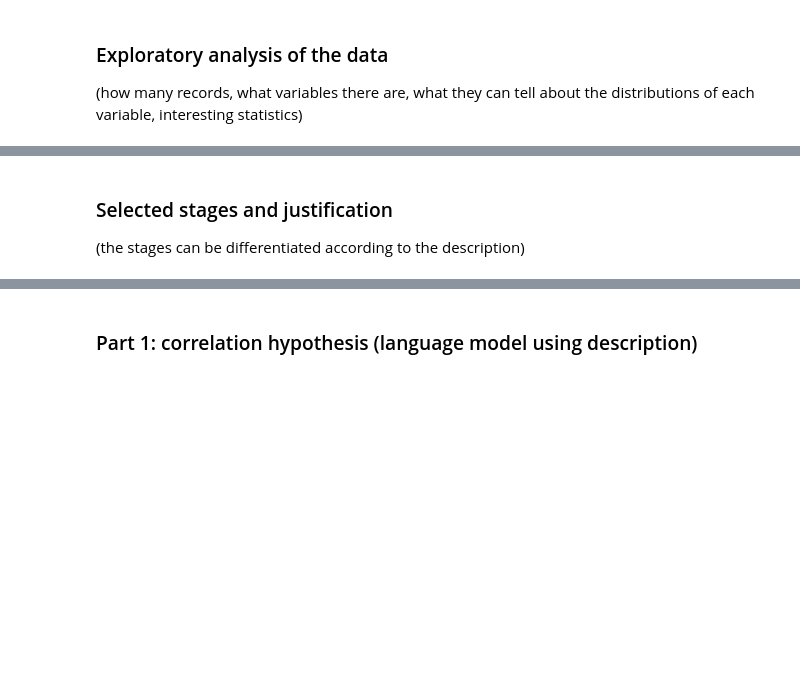
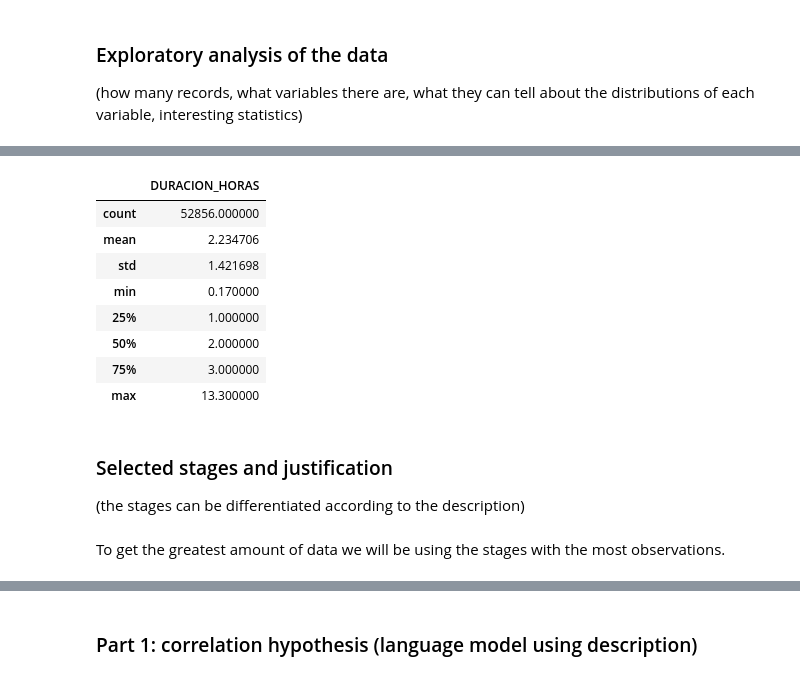
Before and after one commit to jagiraldom/ARES_project, a Jupyter notebook: ARES_project.ipynb, the cells around one changed output, grey strips where cells are left out. Cells and saved outputs as stored; diff of their text form; code cells hidden in the pictures; blank space fills up the shorter version.

```diff
--- a/ARES_project.ipynb
+++ b/ARES_project.ipynb
@@ -6,3 +48,15 @@
+# %%
+df.describe()
+# %% [output]
+|  | DURACION_HORAS |
+| count | 52856.000000 |
+| mean | 2.234706 |
+| std | 1.421698 |
+| min | 0.170000 |
+| 25% | 1.000000 |
+| 50% | 2.000000 |
+| 75% | 3.000000 |
+| max | 13.300000 |
 # %% [markdown]
 ### Selected stages and justification
 (the stages can be differentiated according to the description)
@@ -17,0 +63,2 @@ import scipy.stats as stats
+# %% [markdown]
+To get the greatest amount of data we will be using the stages with the most observations.
```
Also changed, not shown: parts of 9 cells of this notebook.
